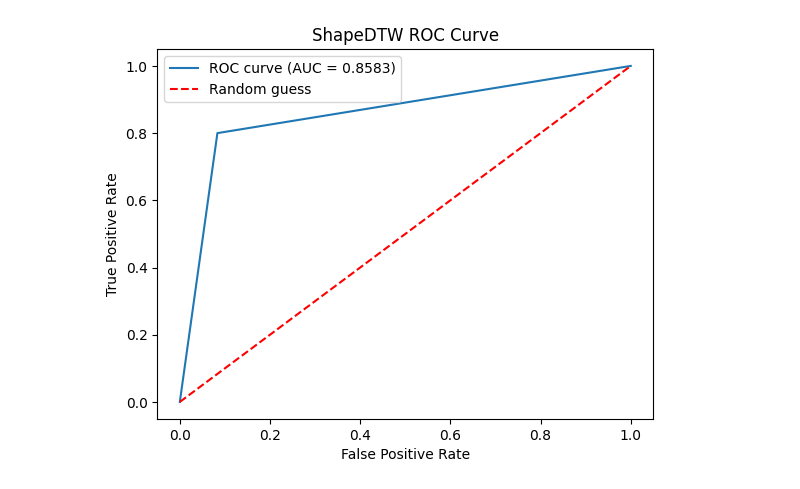
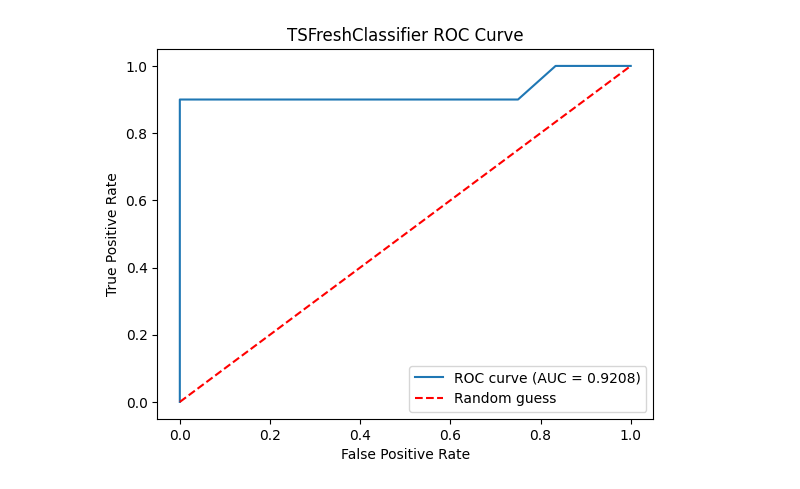
Before and after one commit to Zerve-AI/pypelines, a Jupyter notebook: pypeline_example.ipynb, the cells around one changed output. Drawn from its saved outputs; the diff is of its cells as text; code cells hidden in the pictures.

Commit message:
17 td classification models

```diff
--- a/pypeline_example.ipynb
+++ b/pypeline_example.ipynb
@@ -25,6 +25,8 @@ from sklearn.metrics import accuracy_score
 
 import pandas as pd
 import numpy as np
+import warnings
+warnings.filterwarnings('ignore')
 
 
 # target dataframe: df_train
@@ -43,66 +45,65 @@ model_comparison_list = []
 ##### End of Data Processing Pipeline #####
 
 
-##### Model Pipeline for ShapeDTW #####
+##### Model Pipeline for TSFreshClassifier #####
 
-from sktime.classification.distance_based import ShapeDTW
+from sktime.classification.feature_based import TSFreshClassifier
 from sklearn.model_selection import GridSearchCV
 from sklearn.metrics import accuracy_score,make_scorer,f1_score,precision_score,recall_score,roc_auc_score,roc_curve,auc
 import matplotlib.pyplot as plt
-ShapeDTW_param_grid = {
-"n_neighbors": np.arange(1, 10, 5),
-"shape_descriptor_function": ['raw'],
+TSFreshClassifier_param_grid = {
+"default_fc_parameters": ['efficient'],
 }
 
-ShapeDTW_model = ShapeDTW()
+TSFreshClassifier_model = TSFreshClassifier()
 
 # Create the grid search
-ShapeDTW_grid_search = GridSearchCV(estimator=ShapeDTW_model, param_grid=ShapeDTW_param_grid, cv=3, scoring=make_scorer(accuracy_score), verbose=3)
-ShapeDTW_grid_search.fit(X_train, y_train)
+TSFreshClassifier_grid_search = GridSearchCV(estimator=TSFreshClassifier_model, param_grid=TSFreshClassifier_param_grid, cv=3, scoring=make_scorer(accuracy_score), verbose=3)
+TSFreshClassifier_grid_search.fit(X_train, y_train)
 
 # Get the best hyperparameters
-ShapeDTW_best_estimator = ShapeDTW_grid_search.best_estimator_
+TSFreshClassifier_best_estimator = TSFreshClassifier_grid_search.best_estimator_
 
 # Store results as a dataframe
-ShapeDTW_search_results = pd.DataFrame(ShapeDTW_grid_search.cv_results_)
+TSFreshClassifier_search_results = pd.DataFrame(TSFreshClassifier_grid_search.cv_results_)
 
 # Generate Predictions
-ShapeDTW_predictions = pd.DataFrame(ShapeDTW_best_estimator.predict(X_test))
-ShapeDTW_predictions_prob = ShapeDTW_best_estimator.predict_proba(X_test)
-ShapeDTW_predictions_prob_df = pd.DataFrame()
-ShapeDTW_predictions_prob_df[ShapeDTW_grid_search.classes_[0]] = ShapeDTW_predictions_prob[:,0]
-ShapeDTW_predictions_prob_df[ShapeDTW_grid_search.classes_[1]] = ShapeDTW_predictions_prob[:,1]
+TSFreshClassifier_predictions = pd.DataFrame(TSFreshClassifier_best_estimator.predict(X_test))
+TSFreshClassifier_predictions_prob = TSFreshClassifier_best_estimator.predict_proba(X_test)
+TSFreshClassifier_predictions_prob_df = pd.DataFrame()
+TSFreshClassifier_predictions_prob_df[TSFreshClassifier_grid_search.classes_[0]] = TSFreshClassifier_predictions_prob[:,0]
+TSFreshClassifier_predictions_prob_df[TSFreshClassifier_grid_search.classes_[1]] = TSFreshClassifier_predictions_prob[:,1]
 
 
 # Generate Model Metrics
-ShapeDTW_accuracy = accuracy_score(y_test, ShapeDTW_predictions.iloc[:,0])
-ShapeDTW_f1_score = f1_score(y_test, ShapeDTW_predictions.iloc[:,0],pos_label='2')
-ShapeDTW_precision = precision_score(y_test, ShapeDTW_predictions.iloc[:,0],pos_label='2')
-ShapeDTW_recall = recall_score(y_test, ShapeDTW_predictions.iloc[:,0],pos_label='2')
-ShapeDTW_roc_auc_score = roc_auc_score(y_test, ShapeDTW_predictions_prob_df[ShapeDTW_grid_search.classes_[1]])
-ShapeDTW_performance_metrics = [['ShapeDTW','accuracy',ShapeDTW_accuracy],
-                                  ['ShapeDTW','f1_score',ShapeDTW_f1_score],
-                                  ['ShapeDTW','precision', ShapeDTW_precision],
-                                  ['ShapeDTW','recall', ShapeDTW_recall],
-                                  ['ShapeDTW','roc_auc_score', ShapeDTW_roc_auc_score]]
-ShapeDTW_performance_metrics = pd.DataFrame(ShapeDTW_performance_metrics, columns=['model','metric', 'value'])
-fpr, tpr, thresholds = roc_curve(y_test, ShapeDTW_predictions_prob_df[ShapeDTW_grid_search.classes_[1]],pos_label='2')
+TSFreshClassifier_accuracy = accuracy_score(y_test, TSFreshClassifier_predictions.iloc[:,0])
+TSFreshClassifier_f1_score = f1_score(y_test, TSFreshClassifier_predictions.iloc[:,0],pos_label='2')
+TSFreshClassifier_precision = precision_score(y_test, TSFreshClassifier_predictions.iloc[:,0],pos_label='2')
+TSFreshClassifier_recall = recall_score(y_test, TSFreshClassifier_predictions.iloc[:,0],pos_label='2')
+TSFreshClassifier_roc_auc_score = roc_auc_score(y_test, TSFreshClassifier_predictions_prob_df[TSFreshClassifier_grid_search.classes_[1]])
+TSFreshClassifier_performance_metrics = [['TSFreshClassifier','accuracy',TSFreshClassifier_accuracy],
+                                  ['TSFreshClassifier','f1_score',TSFreshClassifier_f1_score],
+                                  ['TSFreshClassifier','precision', TSFreshClassifier_precision],
+                                  ['TSFreshClassifier','recall', TSFreshClassifier_recall],
+                                  ['TSFreshClassifier','roc_auc_score', TSFreshClassifier_roc_auc_score]]
+TSFreshClassifier_performance_metrics = pd.DataFrame(TSFreshClassifier_performance_metrics, columns=['model','metric', 'value'])
+fpr, tpr, thresholds = roc_curve(y_test, TSFreshClassifier_predictions_prob_df[TSFreshClassifier_grid_search.classes_[1]],pos_label='2')
 roc_auc = auc(fpr, tpr)
 
 # ROC Curve plot
-ShapeDTW_roc_auc_plot, ShapeDTW_roc_auc_plot_ax = plt.subplots()
-ShapeDTW_roc_auc_plot_ax.plot(fpr, tpr, label=f'ROC curve (AUC = {roc_auc:.4f})')
-ShapeDTW_roc_auc_plot_ax.plot([0, 1], [0, 1], 'r--', label='Random guess')
+TSFreshClassifier_roc_auc_plot, TSFreshClassifier_roc_auc_plot_ax = plt.subplots()
+TSFreshClassifier_roc_auc_plot_ax.plot(fpr, tpr, label=f'ROC curve (AUC = {roc_auc:.4f})')
+TSFreshClassifier_roc_auc_plot_ax.plot([0, 1], [0, 1], 'r--', label='Random guess')
 # Set axis labels and title
-ShapeDTW_roc_auc_plot_ax.set_xlabel('False Positive Rate')
-ShapeDTW_roc_auc_plot_ax.set_ylabel('True Positive Rate')
-ShapeDTW_roc_auc_plot_ax.set_title(f'ShapeDTW ROC Curve')
+TSFreshClassifier_roc_auc_plot_ax.set_xlabel('False Positive Rate')
+TSFreshClassifier_roc_auc_plot_ax.set_ylabel('True Positive Rate')
+TSFreshClassifier_roc_auc_plot_ax.set_title(f'TSFreshClassifier ROC Curve')
 # Add legend
-ShapeDTW_roc_auc_plot_ax.legend()
+TSFreshClassifier_roc_auc_plot_ax.legend()
 
 
-print(ShapeDTW_performance_metrics[ShapeDTW_performance_metrics['metric'] == 'roc_auc_score'])
-model_comparison_list.append(ShapeDTW_performance_metrics)##### End of Model Pipeline for ShapeDTW #####
+print(TSFreshClassifier_performance_metrics[TSFreshClassifier_performance_metrics['metric'] == 'roc_auc_score'])
+model_comparison_list.append(TSFreshClassifier_performance_metrics)##### End of Model Pipeline for TSFreshClassifier #####
 ##### Model Comparison #####
 table = pd.concat(model_comparison_list)
 table = table.sort_values(by=['value'], ascending=False)
@@ -129,2 +127,2 @@ The best model is ShapeDTW with 0.8583333333333333 as roc_auc_score
 Predictions from best model are stored in test_predictions
-[figure, old version]
+[figure, new version]
```
Also changed, not shown: parts of 2 cells of this notebook, 27 other files.
